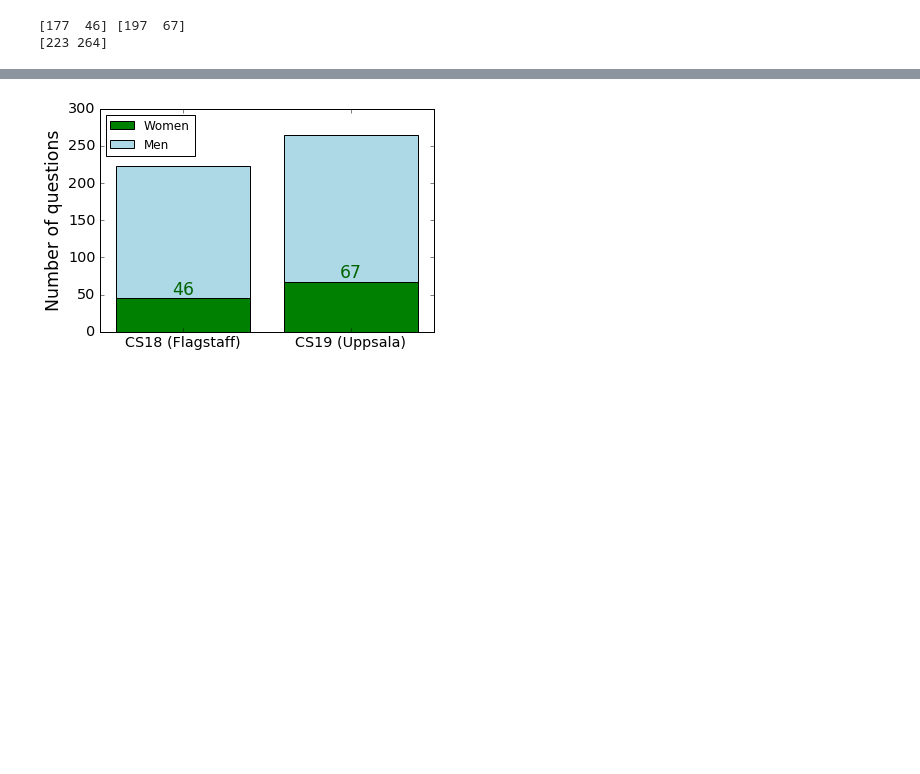
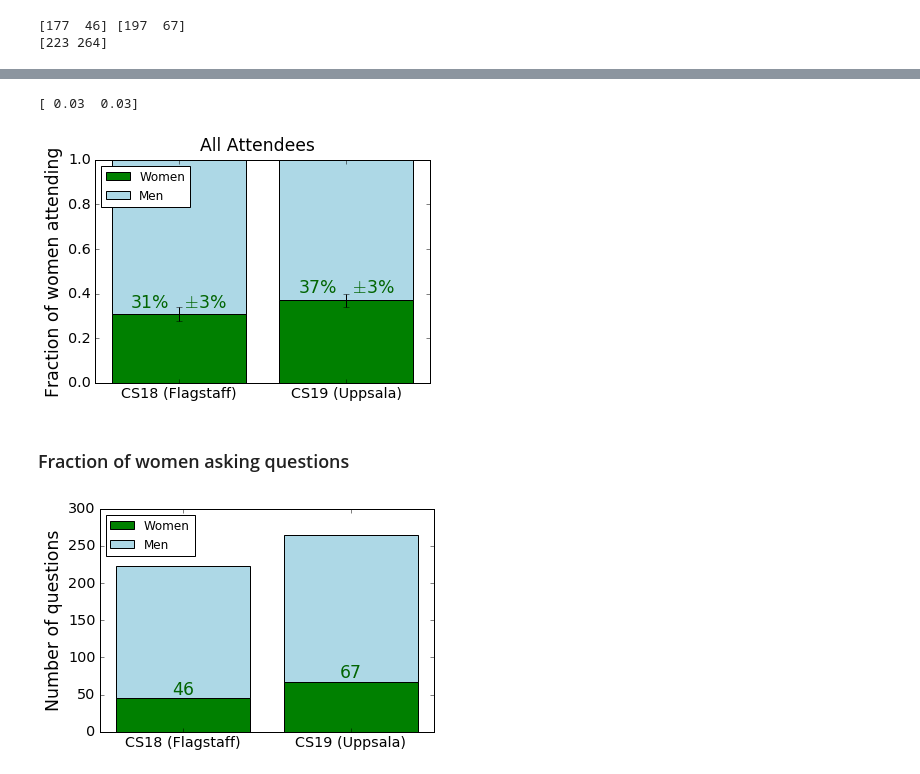
Before and after one commit to jradavenport/Gender-in-Astro, a Jupyter notebook: analysis/coolstars/douglas_coolstars_analysis.ipynb, the cells around one changed output, grey strips where cells are left out. Drawn from its saved outputs; the diff is of its cells as text; code cells hidden in the pictures; blank space fills up the shorter version.

```diff
--- a/analysis/coolstars/douglas_coolstars_analysis.ipynb
+++ b/analysis/coolstars/douglas_coolstars_analysis.ipynb
@@ -137,7 +146,8 @@ All numbers below, however, the number of reported talks - that is, talks where
 # %%
 def compare_women_fractions(women_count, men_count, totals_conference,
                            colors=["Green","LightBlue"],
-                           xlabels=["CS18 (Flagstaff)","CS19 (Uppsala)"]):
+                           xlabels=["CS18 (Flagstaff)","CS19 (Uppsala)"],
+                           percent_uncertainties=None):
     fig = plt.figure()
     ax = plt.subplot(111)
 
@@ -148,7 +158,10 @@ def compare_women_fractions(women_count, men_count, totals_conference,
            align="center", bottom=women_count/totals_conference,label="Men")
 
     frac = women_count/totals_conference
-    unc = binom_unc(frac,totals_conference)
+    if percent_uncertainties is None:
+        unc = binom_unc(frac,totals_conference)
+    else:
+        unc = percent_uncertainties
     print(unc)
     ax.text(x_num[0],frac[0]*1.1,"{0:.0f}%   $\pm${1:.0f}%".format(frac[0]*100,unc[0]*100),
             color="DarkGreen",horizontalalignment='center',fontsize="xx-large")
@@ -213,3 +235,15 @@ print(totals_conference)
+# %%
+compare_women_fractions(np.array([women18,women19]), np.array([men18,men19]),
+                        np.array([attendees18,attendees19]),
+                        percent_uncertainties=np.array([0.03,0.03]))
+plt.suptitle("All Attendees",fontsize="xx-large")
+plt.ylabel("Fraction of women attending",fontsize="xx-large")
+plt.savefig("attendees_percentages.eps",bbox_inches="tight")
+# %% [output]
+[ 0.03  0.03]
+[figure, added]
+# %% [markdown]
+### Fraction of women asking questions
 # %%
 compare_counts(women_count, men_count, totals_conference)
 ax = plt.gca()
```
Also changed, not shown: parts of 5 cells of this notebook.
